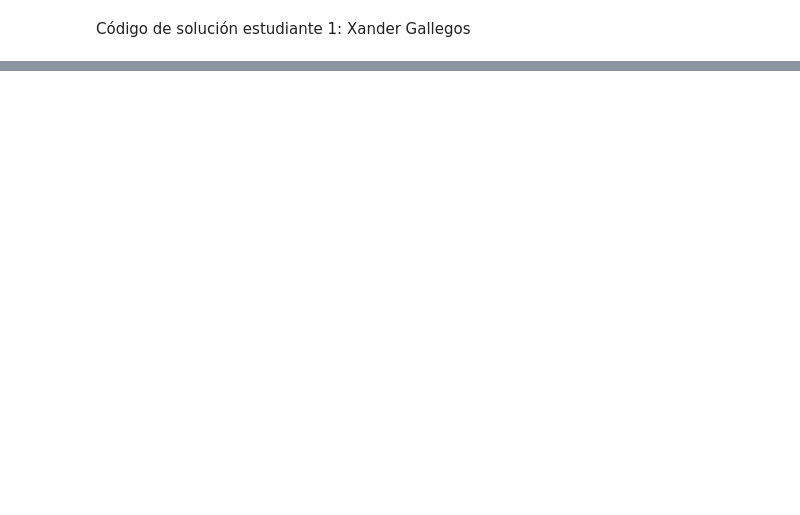
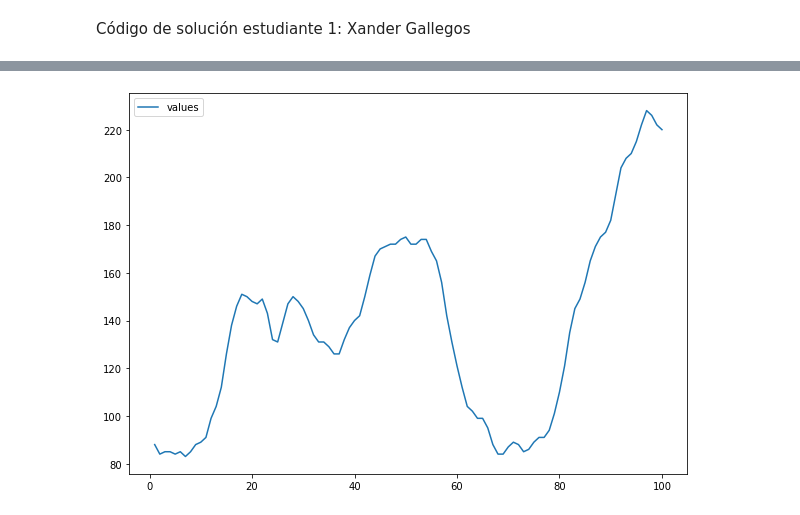
Before and after one commit to xagallegos/ProyectoConjunto_XGallegos_AYGonzales, a Jupyter notebook: Tarea2.ipynb, the cells around one changed output, grey strips where cells are left out. Drawn from its saved outputs; the diff is of its cells as text; code cells hidden in the pictures; blank space fills up the shorter version.

```diff
--- a/Tarea2.ipynb
+++ b/Tarea2.ipynb
@@ -50,0 +63,4 @@ Código de solución estudiante 2
+# %%
+data = pd.read_csv('WWWusage.csv', names=[ 'values'], header=0)
+data.index = data.index.droplevel()
+data
@@ -50,0 +81,5 @@ Código de solución estudiante 2
+# %%
+data.plot(figsize=(10,7))
+plt.show()
+# %% [output]
+[figure, added]
```
Also changed, not shown: parts of 39 cells of this notebook, 1 other file.
